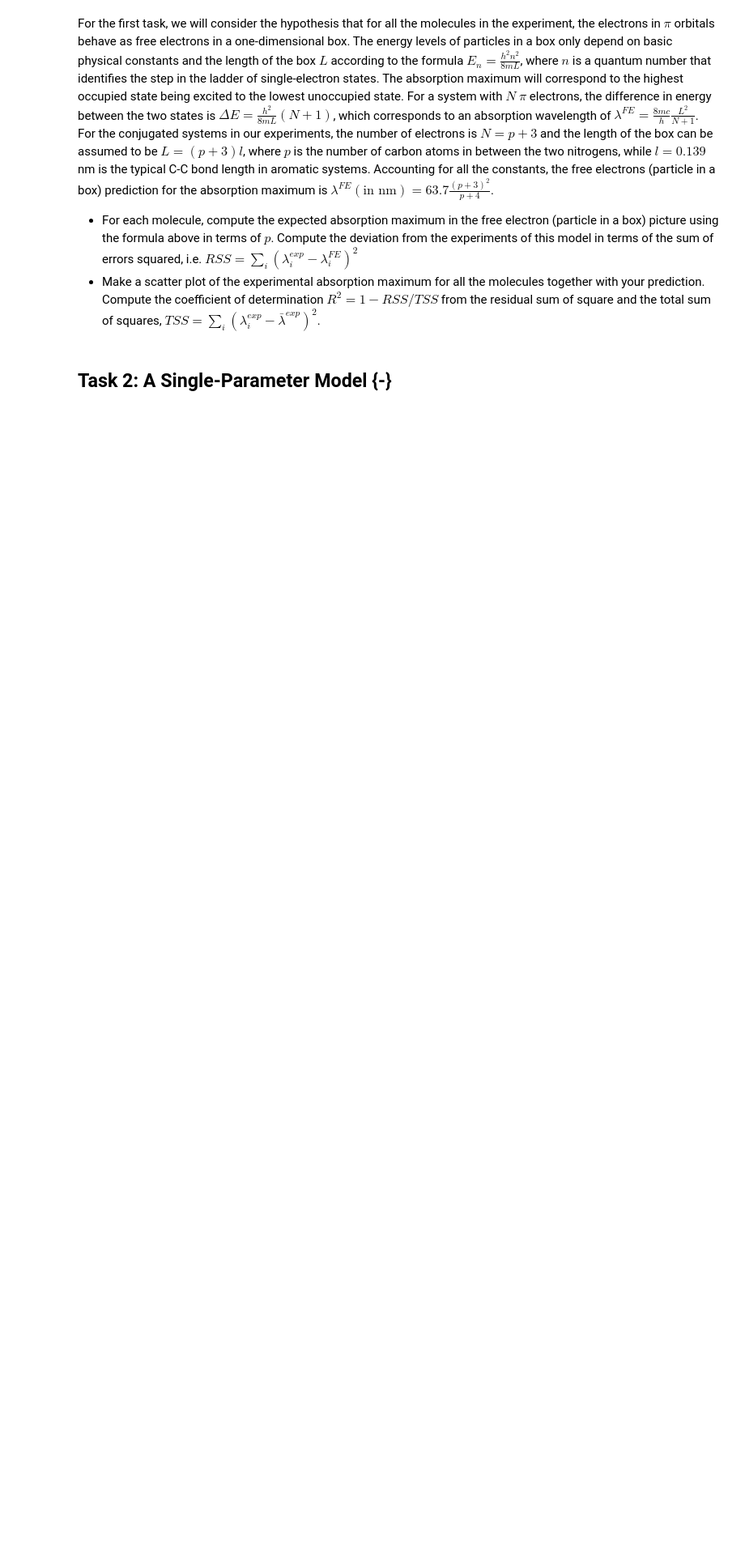
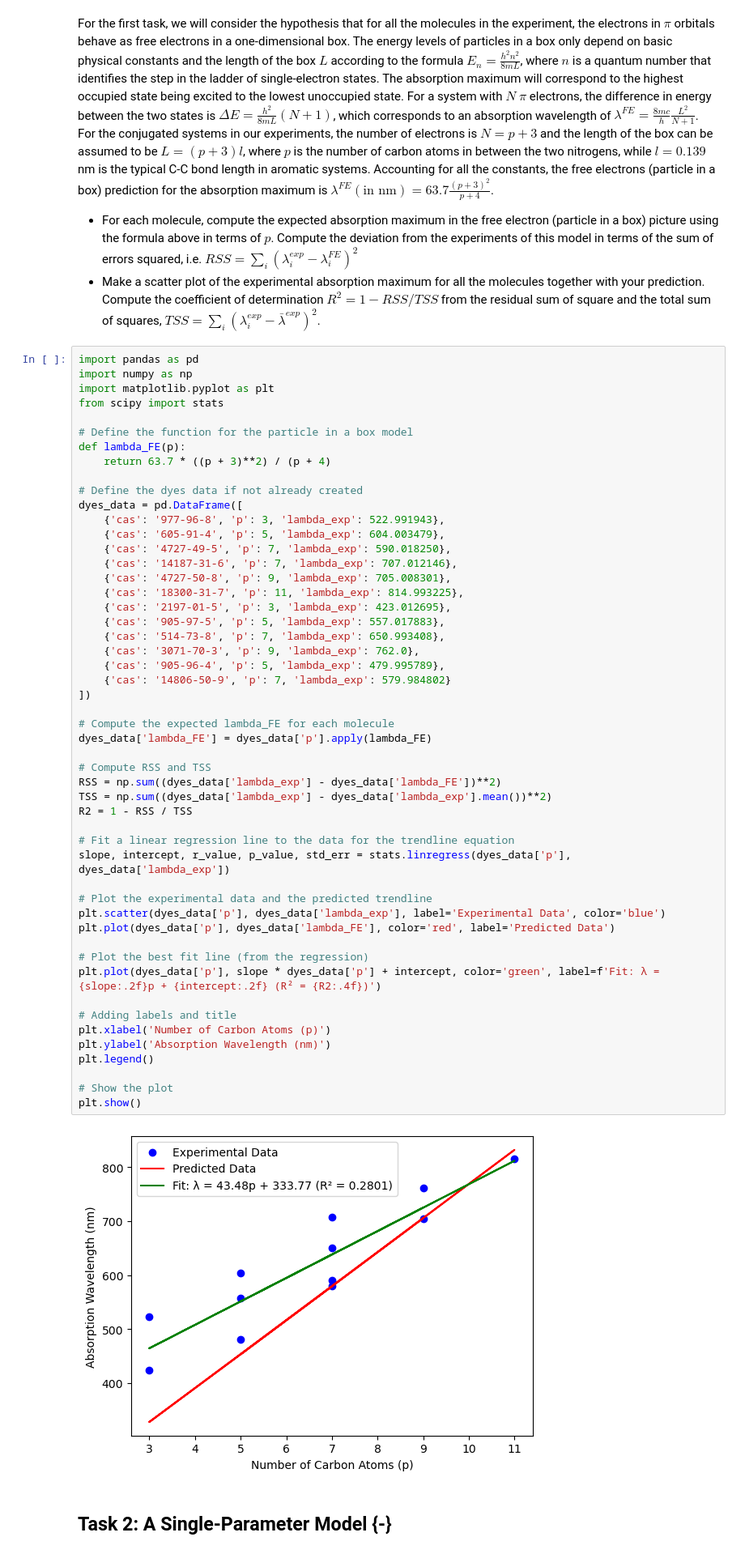
Before and after one commit to DavidShreve/PChemLab, a Jupyter notebook: ParticleBox_Worksheet.ipynb, the cells around one changed output. Shown at 81% size. Saved outputs shown, nothing was run; the diff lists cells and outputs as text; blank space fills up the shorter version.

```diff
--- a/ParticleBox_Worksheet.ipynb
+++ b/ParticleBox_Worksheet.ipynb
@@ -29,6 +14,59 @@ For the first task, we will consider the hypothesis that for all the molecules i
 
 * For each molecule, compute the expected absorption maximum in the free electron (particle in a box) picture using the formula above in terms of $p$. Compute the deviation from the experiments of this model in terms of the sum of errors squared, i.e. $RSS=\sum_i(\lambda^{exp}_i-\lambda^{FE}_i)^2$
 * Make a scatter plot of the experimental absorption maximum for all the molecules together with your prediction. Compute the coefficient of determination $R^2=1-RSS/TSS$ from the residual sum of square and the total sum of squares, $TSS=\sum_i(\lambda^{exp}_i-\bar{\lambda}^{exp})^2$.
+# %%
+import pandas as pd
+import numpy as np
+import matplotlib.pyplot as plt
+from scipy import stats
+
+# Define the function for the particle in a box model
+def lambda_FE(p):
+    return 63.7 * ((p + 3)**2) / (p + 4)
+
+# Define the dyes data if not already created
+dyes_data = pd.DataFrame([
+    {'cas': '977-96-8', 'p': 3, 'lambda_exp': 522.991943},
+    {'cas': '605-91-4', 'p': 5, 'lambda_exp': 604.003479},
+    {'cas': '4727-49-5', 'p': 7, 'lambda_exp': 590.018250},
+    {'cas': '14187-31-6', 'p': 7, 'lambda_exp': 707.012146},
+    {'cas': '4727-50-8', 'p': 9, 'lambda_exp': 705.008301},
+    {'cas': '18300-31-7', 'p': 11, 'lambda_exp': 814.993225},
+    {'cas': '2197-01-5', 'p': 3, 'lambda_exp': 423.012695},
+    {'cas': '905-97-5', 'p': 5, 'lambda_exp': 557.017883},
+    {'cas': '514-73-8', 'p': 7, 'lambda_exp': 650.993408},
+    {'cas': '3071-70-3', 'p': 9, 'lambda_exp': 762.0},
+    {'cas': '905-96-4', 'p': 5, 'lambda_exp': 479.995789},
+    {'cas': '14806-50-9', 'p': 7, 'lambda_exp': 579.984802}
+])
+
+# Compute the expected lambda_FE for each molecule
+dyes_data['lambda_FE'] = dyes_data['p'].apply(lambda_FE)
+
+# Compute RSS and TSS
+RSS = np.sum((dyes_data['lambda_exp'] - dyes_data['lambda_FE'])**2)
+TSS = np.sum((dyes_data['lambda_exp'] - dyes_data['lambda_exp'].mean())**2)
+R2 = 1 - RSS / TSS
+
+# Fit a linear regression line to the data for the trendline equation
+slope, intercept, r_value, p_value, std_err = stats.linregress(dyes_data['p'], dyes_data['lambda_exp'])
+
+# Plot the experimental data and the predicted trendline
+plt.scatter(dyes_data['p'], dyes_data['lambda_exp'], label='Experimental Data', color='blue')
+plt.plot(dyes_data['p'], dyes_data['lambda_FE'], color='red', label='Predicted Data')
+
+# Plot the best fit line (from the regression)
+plt.plot(dyes_data['p'], slope * dyes_data['p'] + intercept, color='green', label=f'Fit: λ = {slope:.2f}p + {intercept:.2f} (R² = {R2:.4f})')
+
+# Adding labels and title
+plt.xlabel('Number of Carbon Atoms (p)')
+plt.ylabel('Absorption Wavelength (nm)')
+plt.legend()
+
+# Show the plot
+plt.show()
+# %% [output]
+[figure, added]
 # %% [markdown]
 ## Task 2: A Single-Parameter Model {-}
 # %% [markdown]
```
Also changed, not shown: parts of 2 cells of this notebook, 1 other file.
